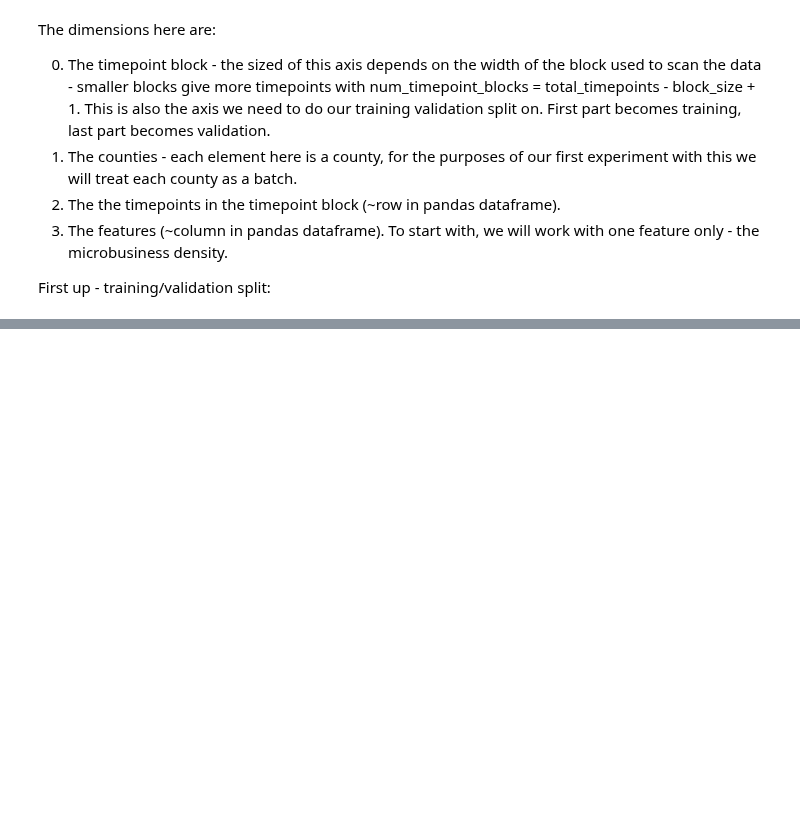
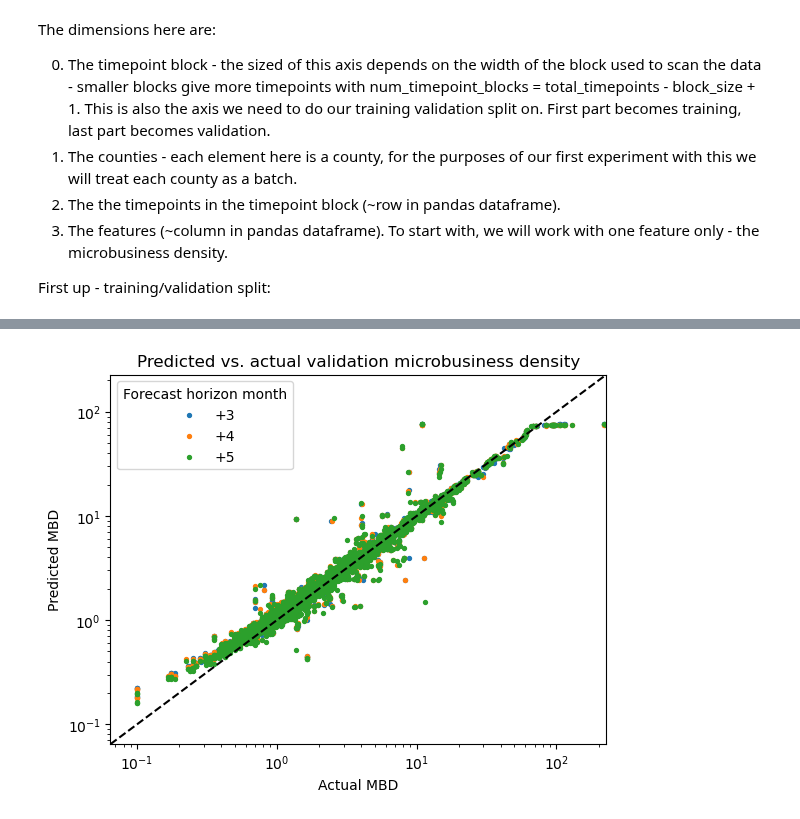
Before and after one commit to gperdrizet/kaggle_microbusiness, a Jupyter notebook: notebooks/15.1-GRU_model_testing.ipynb, the cells around one changed output, grey strips where cells are left out. Cells and saved outputs as stored; diff of their text form; code cells hidden in the pictures; blank space fills up the shorter version.

```diff
--- a/notebooks/15.1-GRU_model_testing.ipynb
+++ b/notebooks/15.1-GRU_model_testing.ipynb
@@ -330,0 +416,44 @@ plt.show()
+# %%
+# Split off the last three individual month's predictions
+# this approximates the final private leaderboard scoring
+index_3_validation_predictions = validation_predictions[:,2]
+index_4_validation_predictions = validation_predictions[:,3]
+index_5_validation_predictions = validation_predictions[:,4]
+
+index_3_validation_targets = validation_targets[:,:,2].flatten()
+index_4_validation_targets = validation_targets[:,:,3].flatten()
+index_5_validation_targets = validation_targets[:,:,4].flatten()
+# %%
+# Plot predicted vs actual MBD values for validation set by the forecast horizon index
+point_size = 8
+plt.scatter(index_3_validation_targets, index_3_validation_predictions, s=point_size, label='+3')
+plt.scatter(index_4_validation_targets, index_4_validation_predictions, s=point_size, label='+4')
+plt.scatter(index_5_validation_targets, index_5_validation_predictions, s=point_size, label='+5')
+
+# Set common axis limits
+data_pool = list(flattened_validation_targets) + list(flattened_validation_predictions)
+trimmed_data_pool = [i for i in data_pool if i > 0]
+
+plot_max = max(trimmed_data_pool)
+plot_min = min(trimmed_data_pool)
+
+plt.xlim([plot_min, plot_max])
+plt.ylim([plot_min, plot_max])
+
+# Set log10 scales
+plt.xscale('log')
+plt.yscale('log')
+
+# Add y=x line
+plt.axline((plot_min, plot_min), (plot_max, plot_max), color='black', linestyle='dashed')
+
+# Add in a title and axes labels
+plt.title('Predicted vs. actual validation microbusiness density')
+plt.xlabel('Actual MBD')
+plt.ylabel('Predicted MBD')
+
+# Display the plot
+plt.legend(title='Forecast horizon month', loc='best')
+plt.show()
+# %% [output]
+[figure, added]
```
Also changed, not shown: parts of 29 cells of this notebook, 1 other file.
